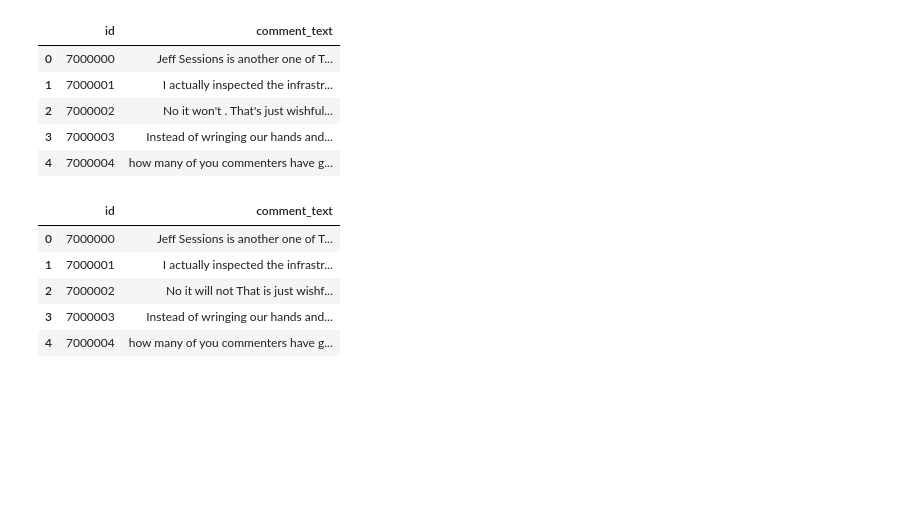
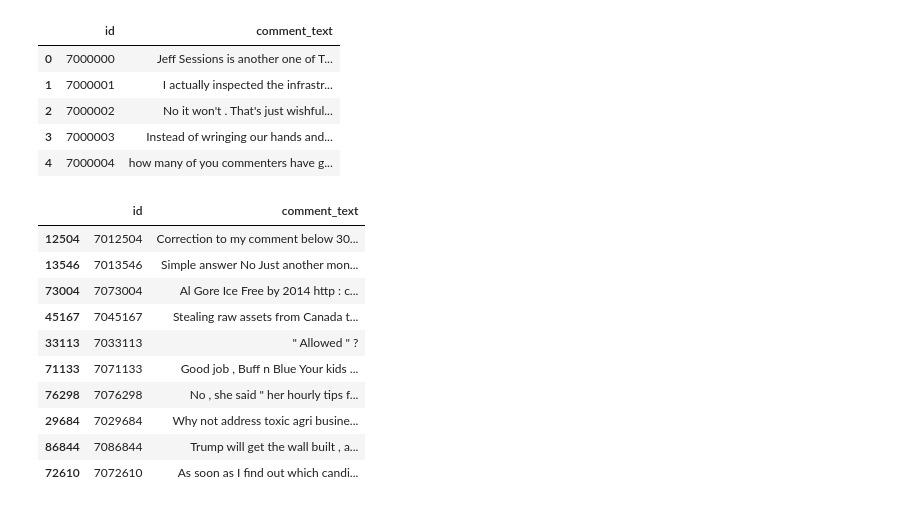
Before and after one commit to chicm/toxic, a Jupyter notebook: preprocess.ipynb, the cells around one changed output. Saved outputs shown, nothing was run; the diff lists cells and outputs as text; code cells hidden in the pictures; blank space fills up the shorter version.

```diff
--- a/preprocess.ipynb
+++ b/preprocess.ipynb
@@ -257,14 +304,19 @@ df_test.head()
 | 4 | 7000004 | how many of you commenters have g... |
 # %%
 df_test_clean = text_clean_wrapper(df_test)
-# %%
-df_test_clean.head()
-# %% [output]
-|  | id | comment_text |
-| 0 | 7000000 | Jeff Sessions is another one of T... |
-| 1 | 7000001 | I actually inspected the infrastr... |
-| 2 | 7000002 | No it will not That is just wishf... |
-| 3 | 7000003 | Instead of wringing our hands and... |
-| 4 | 7000004 | how many of you commenters have g... |
+# %%
+df_test_clean.sample(10)
+# %% [output]
+|  | id | comment_text |
+| 12504 | 7012504 | Correction to my comment below 30... |
+| 13546 | 7013546 | Simple answer No Just another mon... |
+| 73004 | 7073004 | Al Gore Ice Free by 2014 http : c... |
+| 45167 | 7045167 | Stealing raw assets from Canada t... |
+| 33113 | 7033113 | " Allowed " ? |
+| 71133 | 7071133 | Good job , Buff n Blue Your kids ... |
+| 76298 | 7076298 | No , she said " her hourly tips f... |
+| 29684 | 7029684 | Why not address toxic agri busine... |
+| 86844 | 7086844 | Trump will get the wall built , a... |
+| 72610 | 7072610 | As soon as I find out which candi... |
 # %%
 df_test_clean.to_csv(os.path.join(settings.DATA_DIR, 'test_clean.csv'), header=True, index=False)
```
Also changed, not shown: parts of 6 cells of this notebook, 6 other files.
